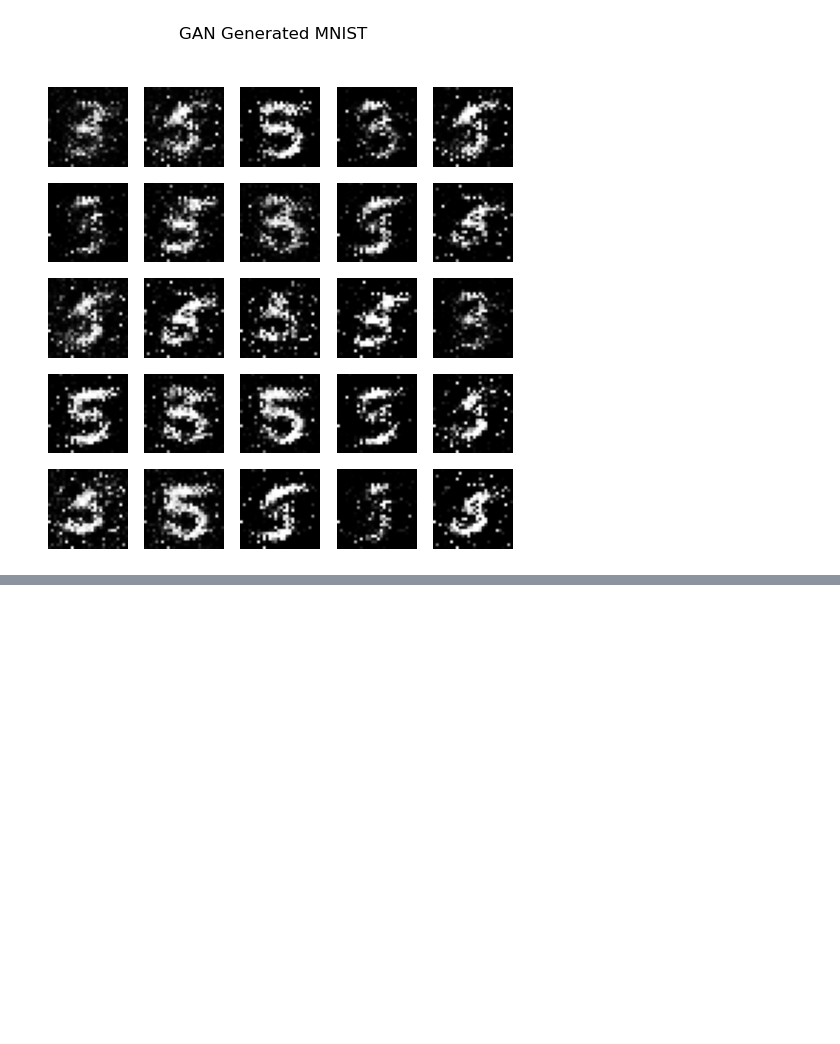
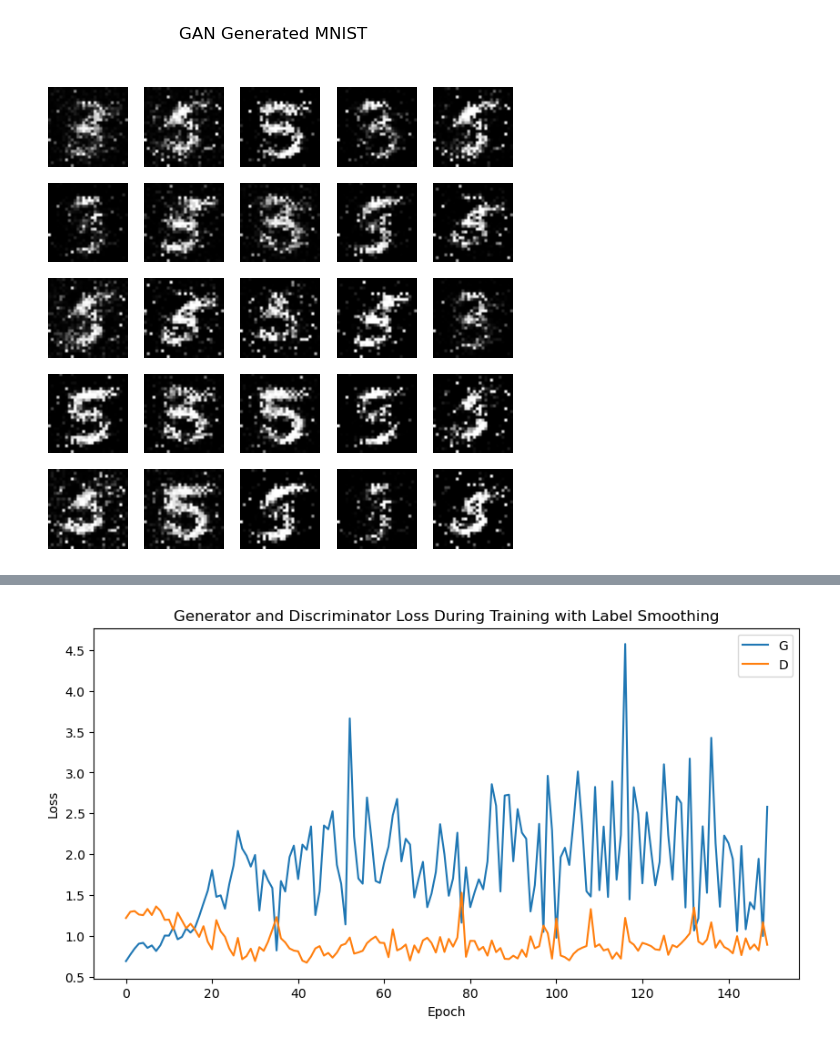
Before and after one commit to hugogs7/CV-II, a Jupyter notebook: notebook_GANs.ipynb, the cells around one changed output, grey strips where cells are left out. Saved outputs shown, nothing was run; the diff lists cells and outputs as text; code cells hidden in the pictures; blank space fills up the shorter version.

```diff
--- a/notebook_GANs.ipynb
+++ b/notebook_GANs.ipynb
@@ -449,0 +457,44 @@ generate_fakes(G_smooth, latent_size=latent_size)
+# %%
+# Appendix: Improved GAN using the best observed design choices
+
+latent_size_best = 64
+hidden_size_best = 512
+epochs_best = 150
+
+G_best = Generator(
+    latent_size=latent_size_best,
+    hidden_size=hidden_size_best
+).to(device)
+
+D_best = Discriminator(
+    hidden_size=hidden_size_best
+).to(device)
+
+criterion = nn.BCELoss()
+
+# Slightly lower learning rate for the discriminator
+optimizer_G_best = optim.Adam(
+    G_best.parameters(),
+    lr=0.0002,
+    betas=(0.5, 0.999)
+)
+
+optimizer_D_best = optim.Adam(
+    D_best.parameters(),
+    lr=0.0001,
+    betas=(0.5, 0.999)
+)
+
+losses_D_best, losses_G_best = train_gan_label_smoothing(
+    epochs=epochs_best,
+    loader=loader,
+    D=D_best,
+    G=G_best,
+    optimizer_D=optimizer_D_best,
+    optimizer_G=optimizer_G_best,
+    criterion=criterion,
+    latent_size=latent_size_best,
+    real_label_min=0.85,
+    real_label_max=1.0
+)
+# %% [output]
@@ -449,0 +518 @@ generate_fakes(G_smooth, latent_size=latent_size)
+[figure, added]
```
Also changed, not shown: parts of 9 cells of this notebook.
